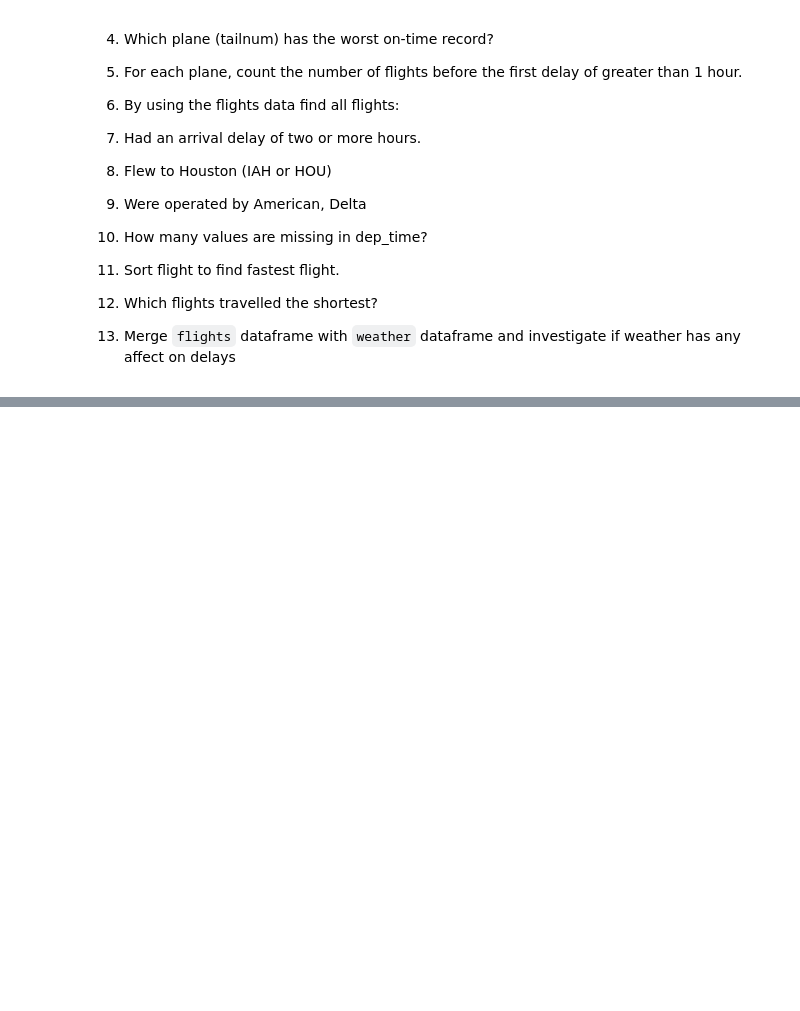
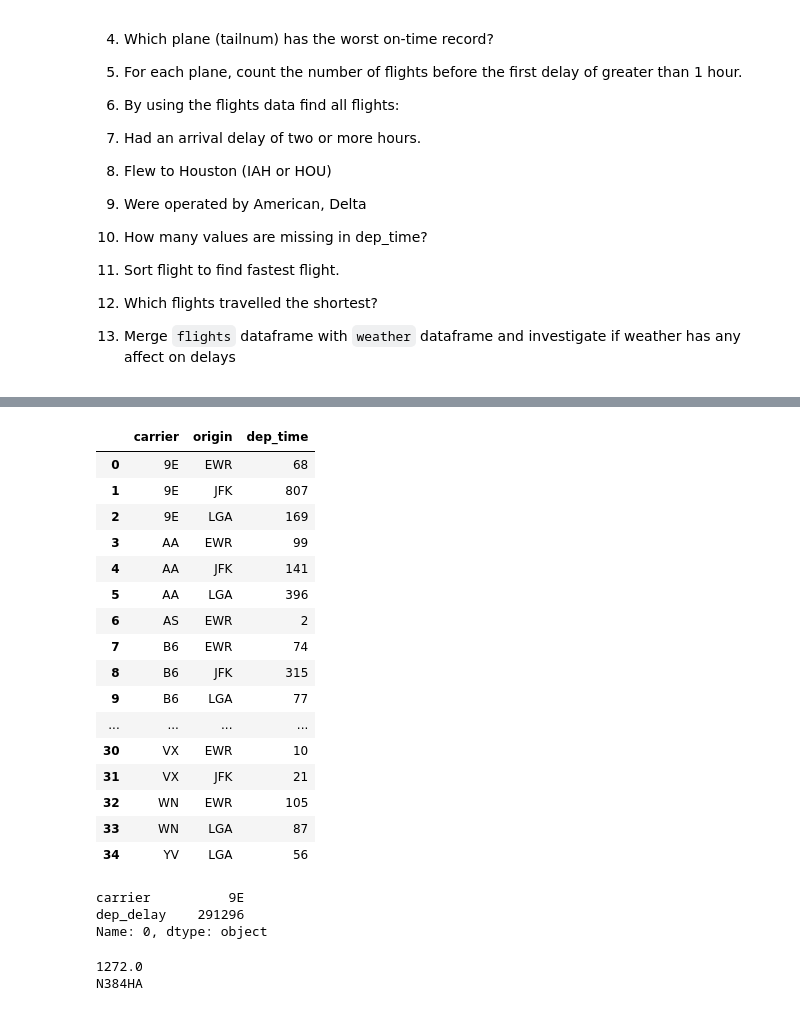
Before and after one commit to kiran1-1/DS602, a Jupyter notebook: week02/lab - week2 - flights.ipynb, the cells around one changed output, grey strips where cells are left out. Saved outputs shown, nothing was run; the diff lists cells and outputs as text; code cells hidden in the pictures; blank space fills up the shorter version.

```diff
--- a/week02/lab - week2 - flights.ipynb
+++ b/week02/lab - week2 - flights.ipynb
@@ -39,0 +98,36 @@ weather = pd.read_csv('https://raw.githubusercontent.com/msaricaumbc/DS_data/mas
+# %%
+cancelled_flights_1 = flights.groupby(['carrier','origin'])['dep_time'].apply(lambda x: x.isna().sum()).reset_index()
+cancelled_flights_1
+# %% [output]
+|  | carrier | origin | dep_time |
+| 0 | 9E | EWR | 68 |
+| 1 | 9E | JFK | 807 |
+| 2 | 9E | LGA | 169 |
+| 3 | AA | EWR | 99 |
+| 4 | AA | JFK | 141 |
+| 5 | AA | LGA | 396 |
+| 6 | AS | EWR | 2 |
+| 7 | B6 | EWR | 74 |
+| 8 | B6 | JFK | 315 |
+| 9 | B6 | LGA | 77 |
+| ... | ... | ... | ... |
+| 30 | VX | EWR | 10 |
+| 31 | VX | JFK | 21 |
+| 32 | WN | EWR | 105 |
+| 33 | WN | LGA | 87 |
+| 34 | YV | LGA | 56 |
+# %%
+worst_dept_delay = flights.groupby(["carrier"])["dep_delay"].sum().reset_index()
+print(worst_dept_delay.iloc[0])
+# %% [output]
+carrier          9E
+dep_delay    291296
+Name: 0, dtype: object
+# %%
+max_index = flights['arr_delay'].idxmax()
+print(flights.at[max_index, 'arr_delay'])
+max_delay_tailnum = flights.at[max_index, 'tailnum']
+print(max_delay_tailnum)
+# %% [output]
+1272.0
+N384HA
```
Also changed, not shown: parts of 8 cells of this notebook.
